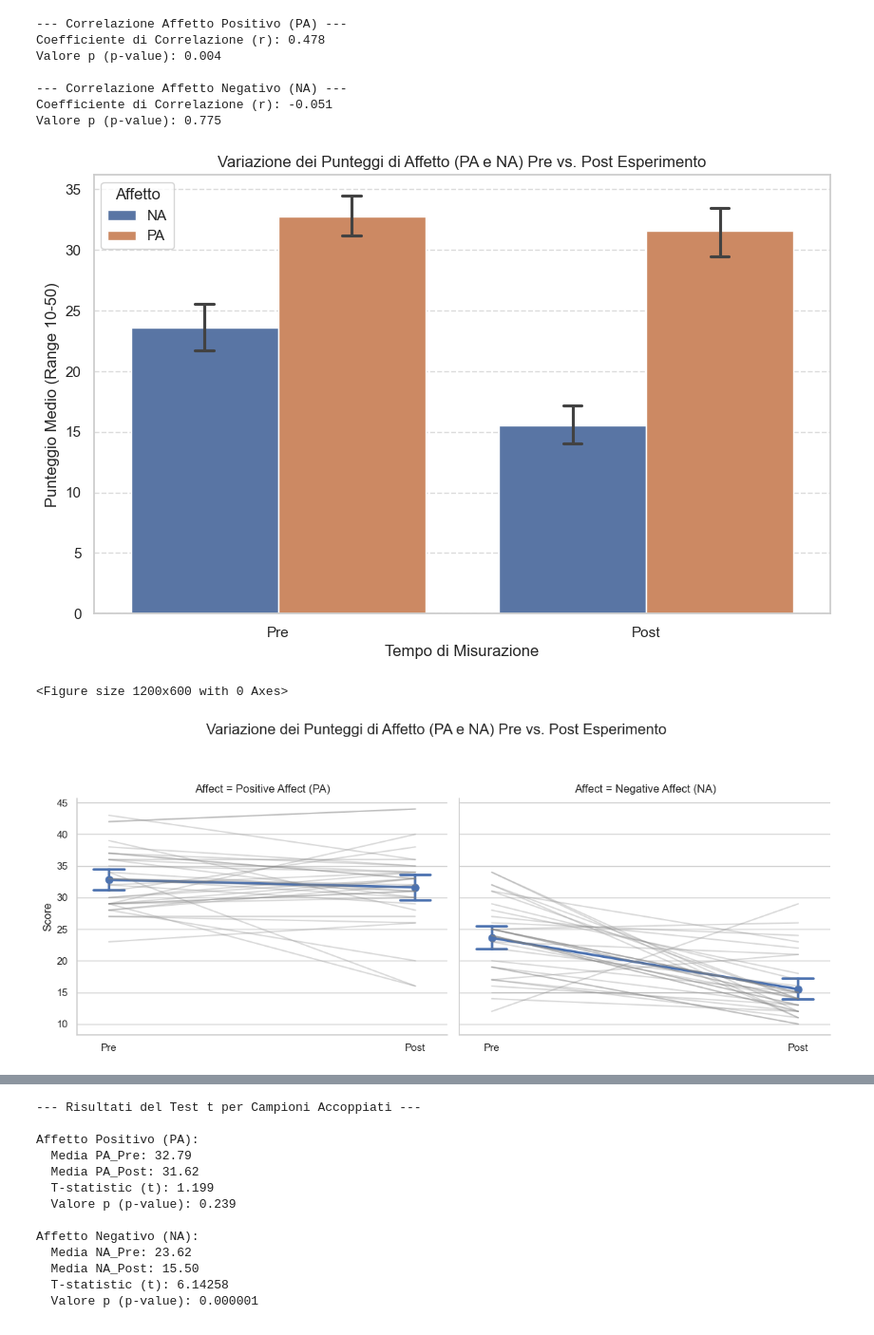
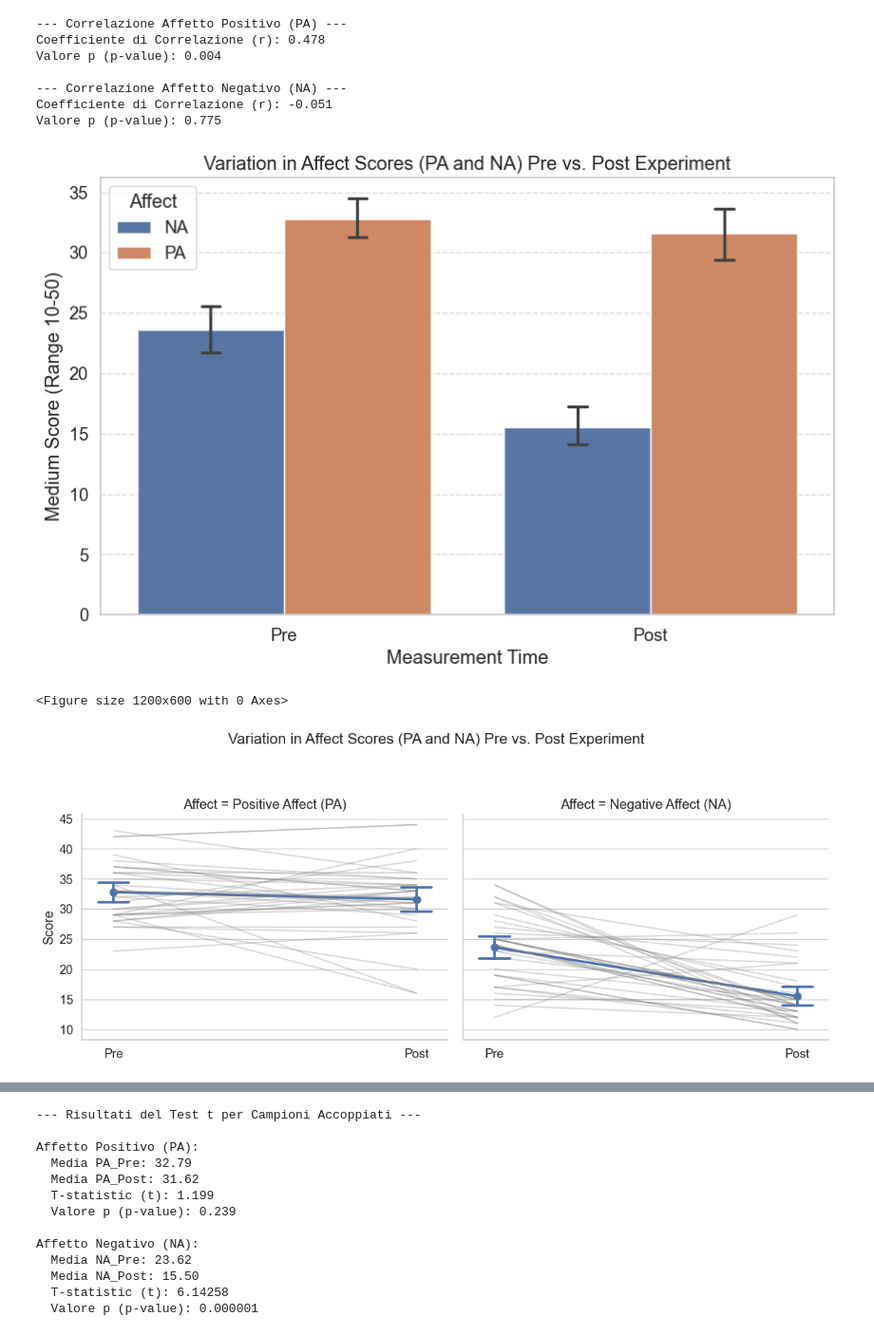
Before and after one commit to bobsync/ENIB, a Jupyter notebook: res/results.ipynb, the cells around one changed output, grey strips where cells are left out. Shown at 95% size. Cells and saved outputs as stored; diff of their text form; code cells hidden in the pictures.

```diff
--- a/res/results.ipynb
+++ b/res/results.ipynb
@@ -329,11 +329,11 @@ def calcola_OCEAN_da_raw(df):
 
     reverse_items = [3, 6, 10, 14]  # item da invertire (1-based)
     traits = {
-        "neuroticism":        [1, 2, 3],
-        "extroversion":       [4, 5, 6],
-        "openness":           [7, 8, 9],
-        "agreeableness":      [10, 11, 12],
-        "conscientiousness":  [13, 14, 15],
+        "Neuroticism":        [1, 2, 3],
+        "Extraversion":       [4, 5, 6],
+        "Openness":           [7, 8, 9],
+        "Agreeableness":      [10, 11, 12],
+        "Conscientiousness":  [13, 14, 15],
     }
 
     ids = df["Q36"]
@@ -361,7 +361,7 @@ def calcola_OCEAN_da_raw(df):
         bfi_scores[trait] = bfi_df[cols].mean(axis=1).round(1)
 
     final_df = pd.DataFrame(ids)
-    final_df[["openness", "conscientiousness", "extroversion", "agreeableness", "neuroticism"]] = bfi_scores
+    final_df[["Openness", "Conscientiousness", "Extraversion", "Agreeableness", "Neuroticism"]] = bfi_scores
 
     return final_df
 # %%
@@ -394,7 +394,7 @@ from scipy import stats
 
 # Supponiamo che il tuo df sia:
 # scores = pd.DataFrame([...])
-bfi_cols = ["openness", "conscientiousness", "extroversion", "agreeableness", "neuroticism"]
+bfi_cols = ["Openness", "Conscientiousness", "Extraversion", "Agreeableness", "Neuroticism"]
 
 # --- 1️⃣ Statistiche descrittive ---
 desc = scores[bfi_cols].describe().T
@@ -903,38 +1045,41 @@ data_for_plot = data_for_plot.stack(level=0).reset_index(names=['ID', 'Affect'])
 # Melt finale per combinare Pre e Post in un'unica colonna
 data_long = data_for_plot.melt(
     id_vars=['ID', 'Affect'],
     value_vars=['Pre', 'Post'],
     var_name='Time',
     value_name='Score'
 )
 
 # --- 2. CREAZIONE DEL GRAFICO (Bar Plot con Intervallo di Confidenza) ---
 
 plt.figure(figsize=(10, 6))
 
 # Creazione del Bar Plot: 'Time' sull'asse X, 'Score' sull'asse Y, separati per 'Affect'
 sns.barplot(
     x='Time',
     y='Score',
     hue='Affect',
     data=data_long,
     errorbar='ci',  # Visualizza l'Intervallo di Confidenza al 95%
     capsize=0.1     # Dimensione dei tappi sulle barre di errore
 )
 
-plt.title('Variazione dei Punteggi di Affetto (PA e NA) Pre vs. Post Esperimento')
-plt.xlabel('Tempo di Misurazione')
-plt.ylabel('Punteggio Medio (Range 10-50)')
-plt.legend(title='Affetto')
+plt.title('Variation in Affect Scores (PA and NA) Pre vs. Post Experiment')
+plt.xlabel('Measurement Time')
+plt.ylabel('Medium Score (Range 10-50)')
+plt.legend(title='Affect')
 plt.grid(axis='y', linestyle='--', alpha=0.7)
+plt.savefig("PA_NA_POST_PRE", dpi=300, bbox_inches="tight", facecolor="white")
 plt.show()
+
+
 
 # --- 3. PROSSIMO PASSO: Test Statistico ---
 
 # Dopo la visualizzazione, il passo cruciale è eseguire un Test t per Campioni Accoppiati
 # (Paired Samples t-test) per confermare se le differenze visualizzate sono significative.
 # %% [output]
-[figure, old version]
+[figure, new version]
 # %%
 import pandas as pd
 import seaborn as sns
@@ -1008,12 +1153,13 @@ for i, affect in enumerate(['Positive Affect (PA)', 'Negative Affect (NA)']):
     # Rimuovi l'etichetta dell'asse x del plot individuale per non sovrapporla
     ax.set_xlabel('')
 
-plt.suptitle('Variazione dei Punteggi di Affetto (PA e NA) Pre vs. Post Esperimento', y=1.02, fontsize=16)
+plt.suptitle('Variation in Affect Scores (PA and NA) Pre vs. Post Experiment', y=1.02, fontsize=16)
 plt.tight_layout(rect=[0, 0, 1, 0.95])
+plt.savefig("PA_NA_POST_PRE_2", dpi=300, bbox_inches="tight", facecolor="white")
 plt.show()
 # %% [output]
 <Figure size 1200x600 with 0 Axes>
-[figure, old version]
+[figure, new version]
 # %%
 import pandas as pd
 import seaborn as sns
```
Also changed, not shown: parts of 22 cells of this notebook, 20 other files.
